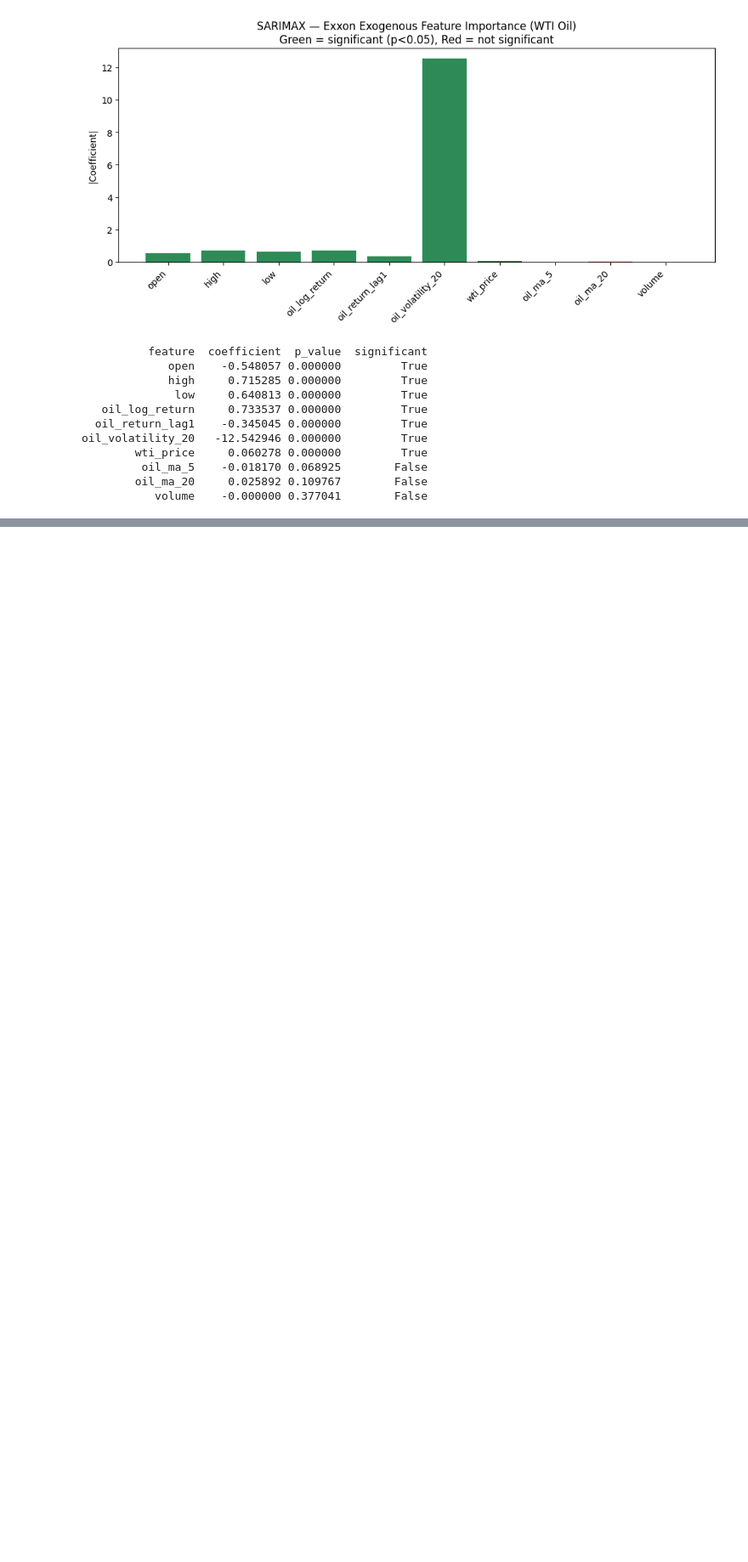
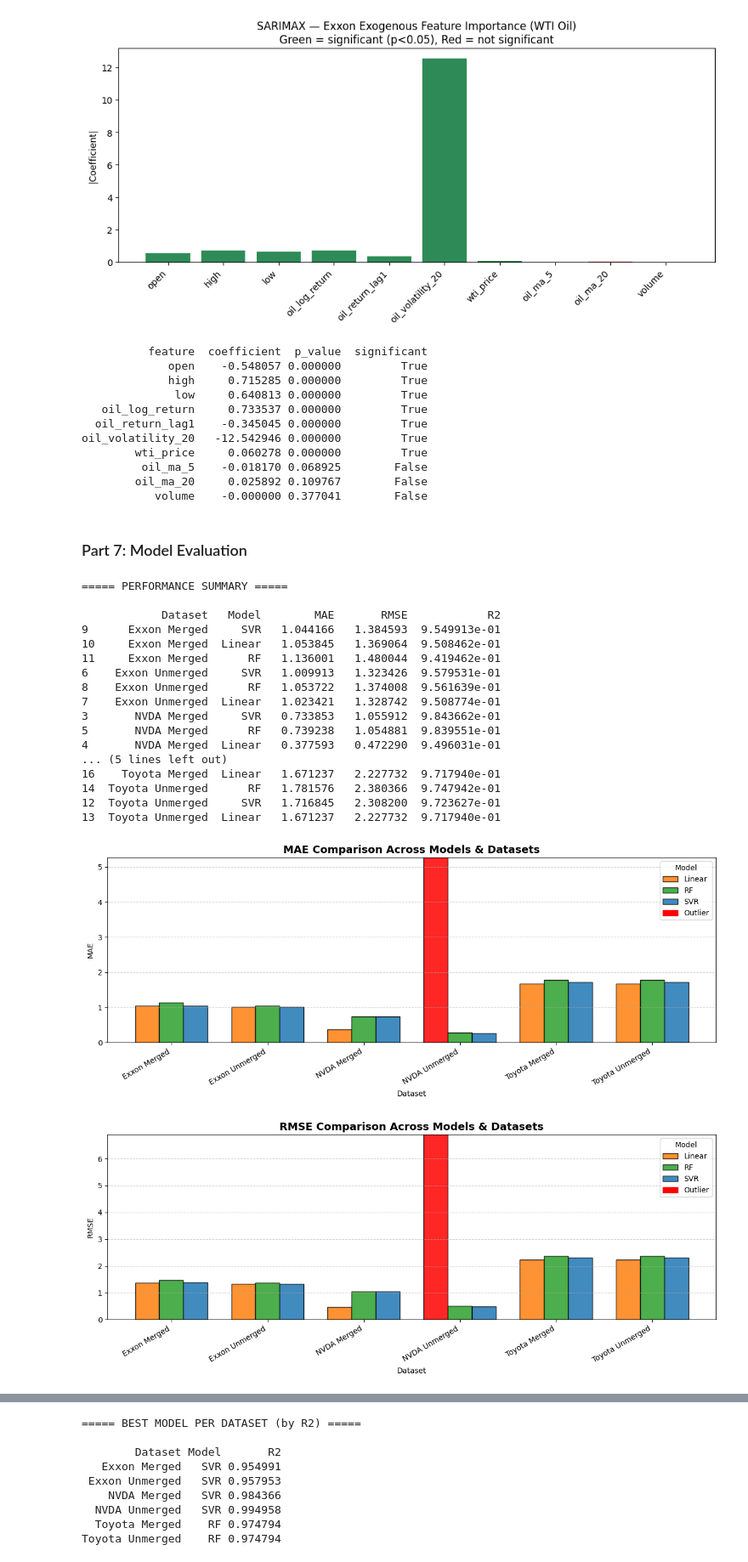
Before and after one commit to IntelligentSystemsProject/Stock-Market-Project, a Jupyter notebook: project.ipynb, the cells around one changed output, grey strips where cells are left out. Shown at 85% size. Drawn from its saved outputs; the diff is of its cells as text; code cells hidden in the pictures; blank space fills up the shorter version.

```diff
--- a/project.ipynb
+++ b/project.ipynb
@@ -2394,3 +2522,60 @@ oil_volatility_20   -12.542946 0.000000         True
          oil_ma_5    -0.018170 0.068925        False
         oil_ma_20     0.025892 0.109767        False
            volume    -0.000000 0.377041        False
+# %% [markdown]
+### Part 7: Model Evaluation
+# %%
+results_dict = {
+    "NVDA Unmerged": {
+        "SVR": svr_nvda_results_unmerged,
+        "Linear": results_nvda_unmerged,
+        "RF": results_nvda_rf
+    },
+    "NVDA Merged": {
+        "SVR": svr_nvda_results_aux,
+        "Linear": results_nvda_merged,
+        "RF": results_nvda_merged_rf
+    },
+    "Exxon Unmerged": {
+        "SVR": svr_exxon_results_unmerged,
+        "Linear": results_exxon_unmerged,
+        "RF": results_exxon_rf
+    },
+    "Exxon Merged": {
+        "SVR": svr_exxon_results_aux,
+        "Linear": results_exxon_merged,
+        "RF": results_exxon_merged_rf
+    },
+    "Toyota Unmerged": {
+        "SVR": svr_toyota_results_unmerged,
+        "Linear": results_toyota_unmerged,
+        "RF": results_toyota_rf
+    },
+    "Toyota Merged": {
+        "SVR": svr_toyota_results_aux,
+        "Linear": results_toyota_merged,
+        "RF": results_toyota_merged_rf
+    }
+}
+# %%
+compare_models(results_dict)
+# %% [output]
+===== PERFORMANCE SUMMARY =====
+
+            Dataset   Model        MAE       RMSE            R2
+9      Exxon Merged     SVR   1.044166   1.384593  9.549913e-01
+10     Exxon Merged  Linear   1.053845   1.369064  9.508462e-01
+11     Exxon Merged      RF   1.136001   1.480044  9.419462e-01
+6    Exxon Unmerged     SVR   1.009913   1.323426  9.579531e-01
+8    Exxon Unmerged      RF   1.053722   1.374008  9.561639e-01
+7    Exxon Unmerged  Linear   1.023421   1.328742  9.508774e-01
+3       NVDA Merged     SVR   0.733853   1.055912  9.843662e-01
+5       NVDA Merged      RF   0.739238   1.054881  9.839551e-01
+4       NVDA Merged  Linear   0.377593   0.472290  9.496031e-01
+... (5 lines left out)
+16    Toyota Merged  Linear   1.671237   2.227732  9.717940e-01
+14  Toyota Unmerged      RF   1.781576   2.380366  9.747942e-01
+12  Toyota Unmerged     SVR   1.716845   2.308200  9.723627e-01
+13  Toyota Unmerged  Linear   1.671237   2.227732  9.717940e-01
+[figure, added]
+[figure, added]
@@ -2396,0 +2583,9 @@ oil_volatility_20   -12.542946 0.000000         True
+===== BEST MODEL PER DATASET (by R2) =====
+
+        Dataset Model       R2
+   Exxon Merged   SVR 0.954991
+ Exxon Unmerged   SVR 0.957953
+    NVDA Merged   SVR 0.984366
+  NVDA Unmerged   SVR 0.994958
+  Toyota Merged    RF 0.974794
+Toyota Unmerged    RF 0.974794
```
Also changed, not shown: parts of 10 cells of this notebook.
